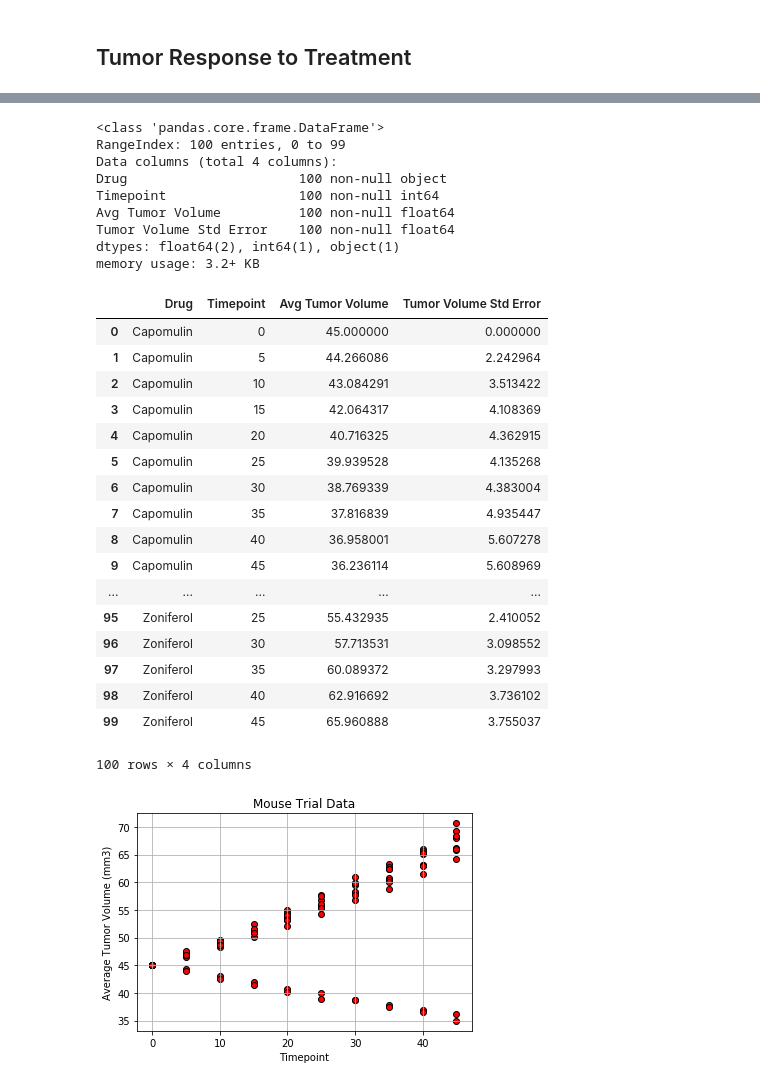
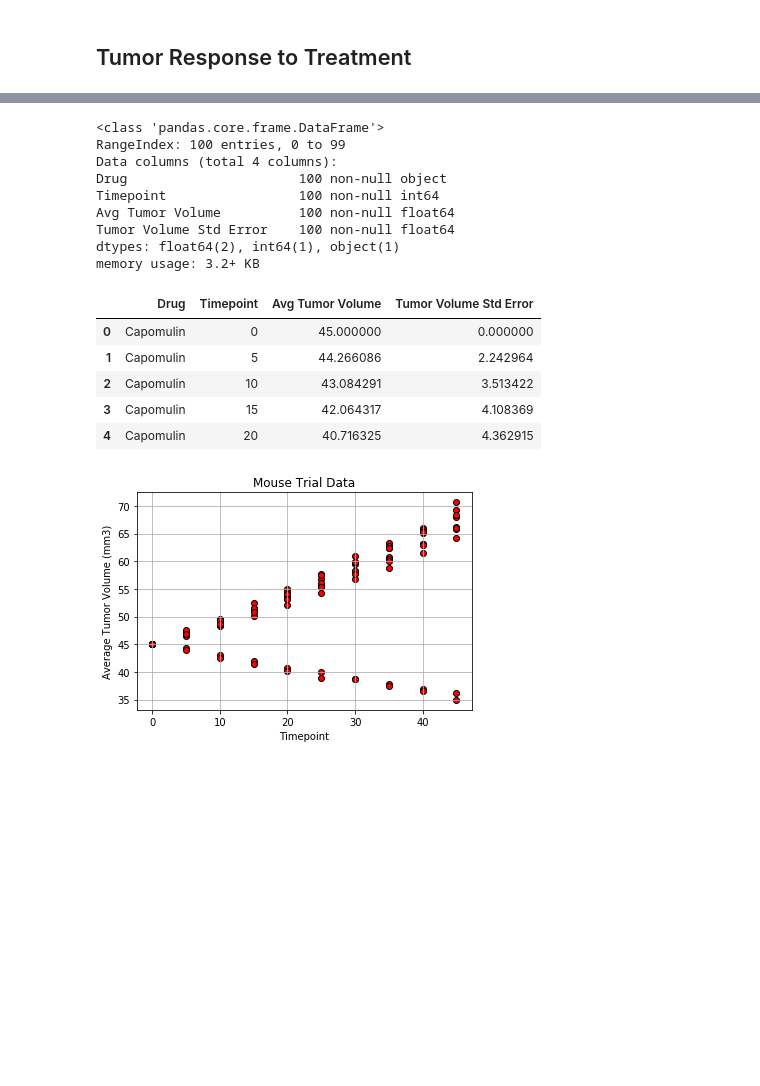
Before and after one commit to gwathen2019/matplotlib-challenge, a Jupyter notebook: Pymaceuticals/matplotlib-pymaceuticals.ipynb, the cells around one changed output, grey strips where cells are left out. Drawn from its saved outputs; the diff is of its cells as text; code cells hidden in the pictures; blank space fills up the shorter version.

```diff
--- a/Pymaceuticals/matplotlib-pymaceuticals.ipynb
+++ b/Pymaceuticals/matplotlib-pymaceuticals.ipynb
@@ -63,3 +63,18 @@ memory usage: 89.3+ KB
 | 2 | f234 | Stelasyn | 10 | 47.904324 | 0 |
 | 3 | f234 | Stelasyn | 15 | 48.735197 | 1 |
 | 4 | f234 | Stelasyn | 20 | 51.112713 | 2 |
+# %%
+# Store the Data Grouped by Drug and Timepoint
+group_trial = mouse_trial_df.groupby (["Drug","Timepoint"])
+
+#Calculate mean and standard error
+avg_tumor_vol = group_trial["Tumor Volume (mm3)"].mean()
+ste_tumor_vol = group_trial["Tumor Volume (mm3)"].sem()
+
+# Convert to DataFrame
+group_trial_df = pd.DataFrame({"Avg Tumor Volume": avg_tumor_vol,
+                              "Tumor Volume Std Error": ste_tumor_vol})
+
+# Preview DataFrame
+group_trial_df.info()
+group_trial_df.head()
@@ -97,37 +98,25 @@ memory usage: 2.0+ KB
 # %%
 # Minor Data Munging to Re-Format the Data Frames
 munged_data = group_trial_df.reset_index()
 # Preview that Reformatting worked
 munged_data.info()
-munged_data
+munged_data.head()
 # %% [output]
 <class 'pandas.core.frame.DataFrame'>
 RangeIndex: 100 entries, 0 to 99
 Data columns (total 4 columns):
 Drug                      100 non-null object
 Timepoint                 100 non-null int64
 Avg Tumor Volume          100 non-null float64
 Tumor Volume Std Error    100 non-null float64
 dtypes: float64(2), int64(1), object(1)
 memory usage: 3.2+ KB
 |  | Drug | Timepoint | Avg Tumor Volume | Tumor Volume Std Error |
 | 0 | Capomulin | 0 | 45.000000 | 0.000000 |
 | 1 | Capomulin | 5 | 44.266086 | 2.242964 |
 | 2 | Capomulin | 10 | 43.084291 | 3.513422 |
 | 3 | Capomulin | 15 | 42.064317 | 4.108369 |
 | 4 | Capomulin | 20 | 40.716325 | 4.362915 |
-| 5 | Capomulin | 25 | 39.939528 | 4.135268 |
-| 6 | Capomulin | 30 | 38.769339 | 4.383004 |
-| 7 | Capomulin | 35 | 37.816839 | 4.935447 |
-| 8 | Capomulin | 40 | 36.958001 | 5.607278 |
-| 9 | Capomulin | 45 | 36.236114 | 5.608969 |
-| ... | ... | ... | ... | ... |
-| 95 | Zoniferol | 25 | 55.432935 | 2.410052 |
-| 96 | Zoniferol | 30 | 57.713531 | 3.098552 |
-| 97 | Zoniferol | 35 | 60.089372 | 3.297993 |
-| 98 | Zoniferol | 40 | 62.916692 | 3.736102 |
-| 99 | Zoniferol | 45 | 65.960888 | 3.755037 |
-100 rows × 4 columns
 # %%
 # Generate the Plot (with Error Bars)
 plt.scatter(munged_data["Timepoint"], munged_data["Avg Tumor Volume"], marker="o",
```
Also changed, not shown: parts of 15 cells of this notebook, 5 other files.
